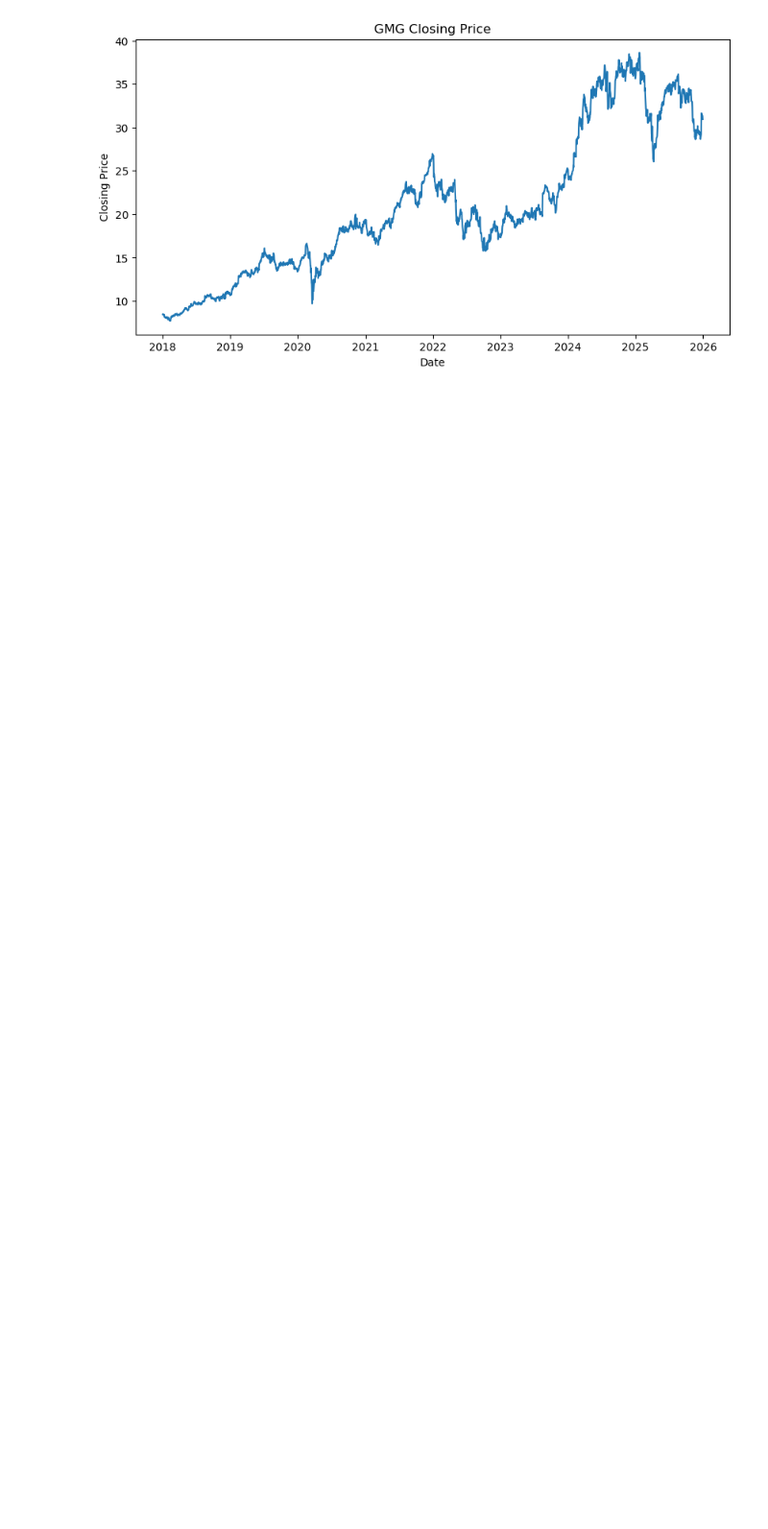
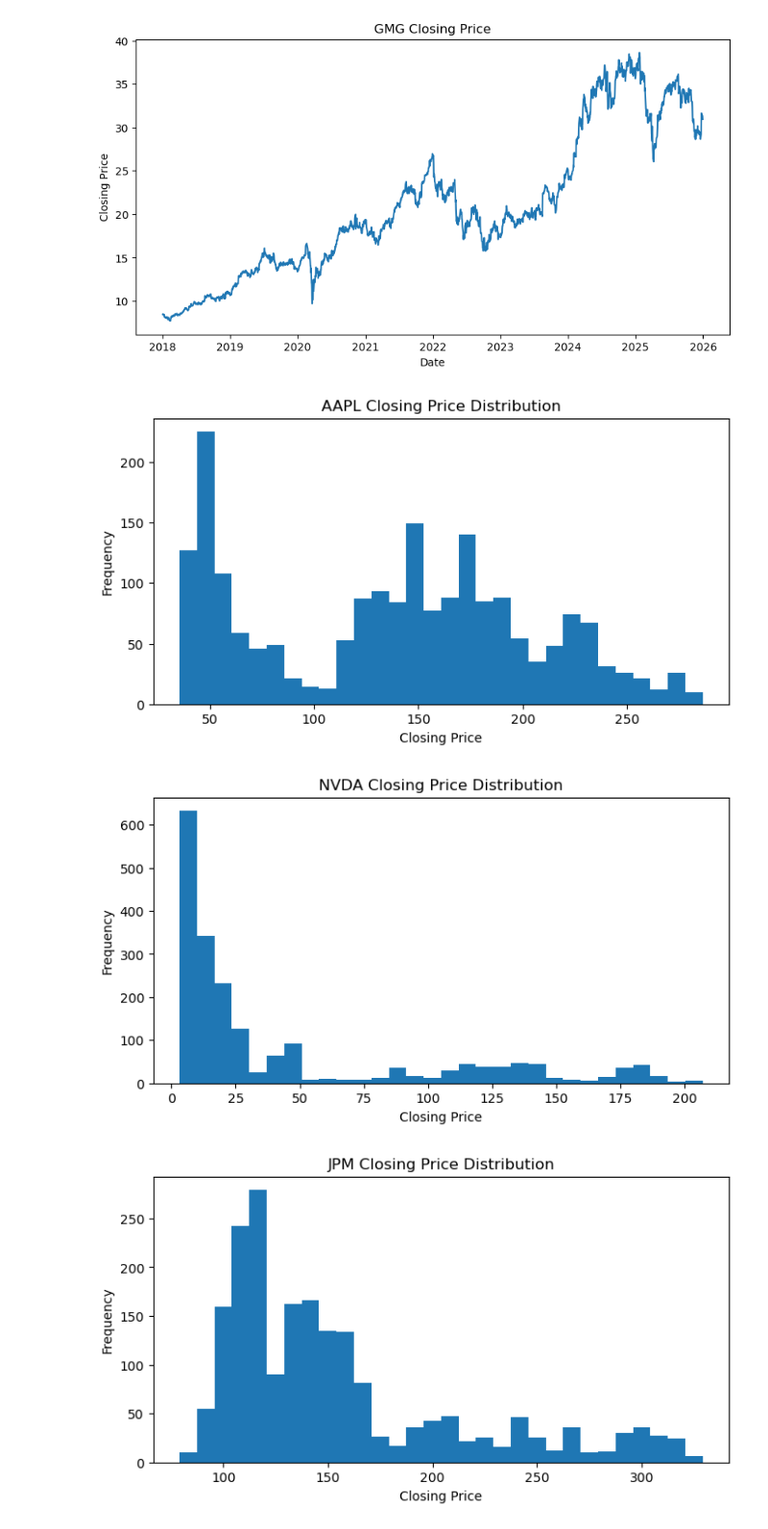
Before and after one commit to ClaraNguyen9130/AI-Powered-Stock-Market-Prediction, a Jupyter notebook: COMP8851_Major Project.ipynb, the cells around one changed output. Shown at 96% size. Cells and saved outputs as stored; diff of their text form; code cells hidden in the pictures; blank space fills up the shorter version.

```diff
--- a/COMP8851_Major Project.ipynb
+++ b/COMP8851_Major Project.ipynb
@@ -272,3 +271,20 @@ for stock_name, df in stocks.items():
 [figure]
 [figure]
 [figure]
+# %%
+# Distribution of closing prices
+for stock_name, df in stocks.items():
+
+    plt.figure(figsize=(8, 4))
+
+    plt.hist(df["Close"], bins=30)
+
+    plt.title(stock_name + " Closing Price Distribution")
+    plt.xlabel("Closing Price")
+    plt.ylabel("Frequency")
+
+    plt.show()
+# %% [output]
+[figure, added]
+[figure, added]
+[figure, added]
```
Also changed, not shown: parts of 11 cells of this notebook.
